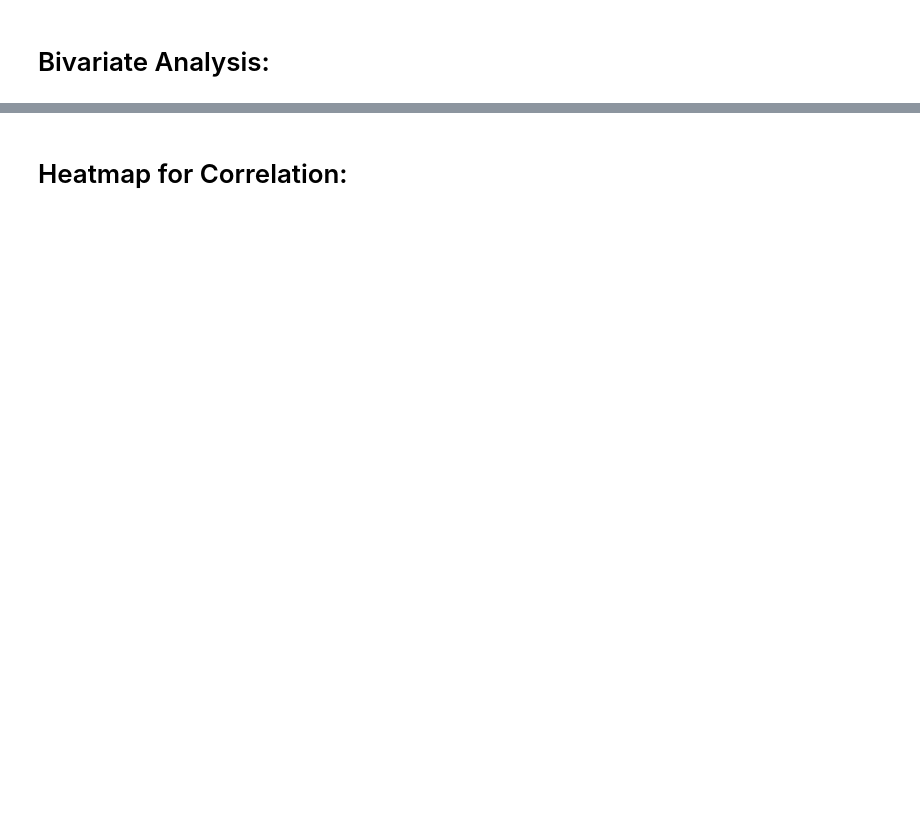
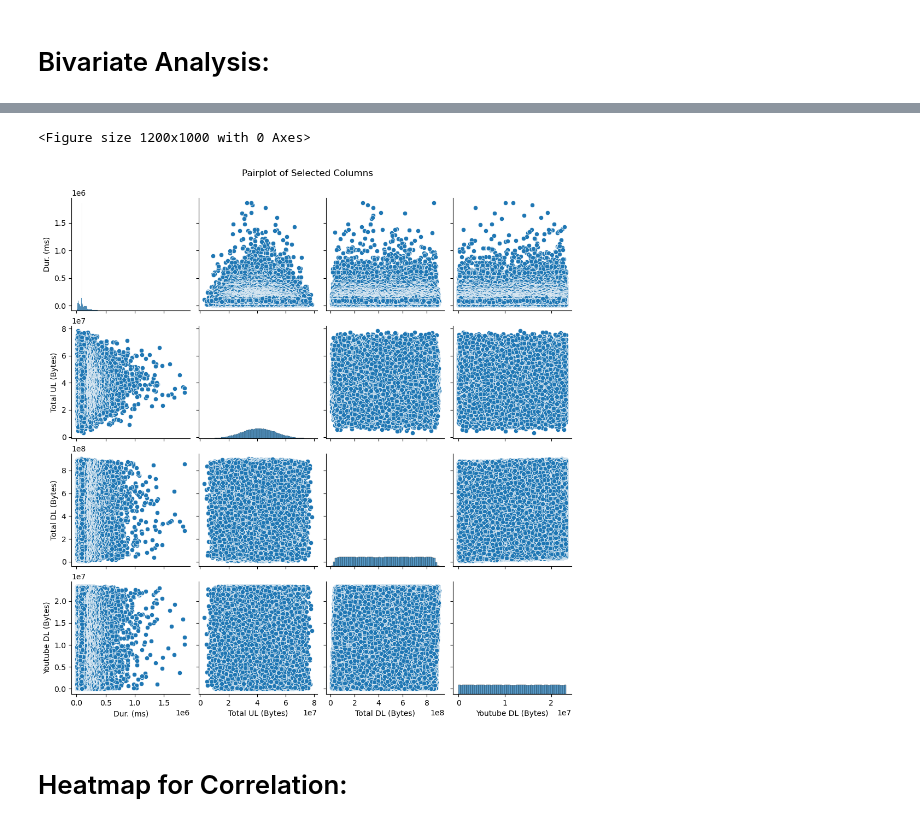
Before and after one commit to wolduberhe/Dashboard_Streamlit, a Jupyter notebook: lib/streamlit/telecome/telecom_pgdb.ipynb, the cells around one changed output, grey strips where cells are left out. Drawn from its saved outputs; the diff is of its cells as text; code cells hidden in the pictures; blank space fills up the shorter version.

```diff
--- a/lib/streamlit/telecome/telecom_pgdb.ipynb
+++ b/lib/streamlit/telecome/telecom_pgdb.ipynb
@@ -1045,2 +1013,13 @@ print(f"Missing values in 'MSISDN/Number': {missing_values_msisdn}")
+# %%
+# Selecting a subset of columns for pairplot
+selected_columns = ['Dur. (ms)', 'Total UL (Bytes)', 'Total DL (Bytes)', 'Youtube DL (Bytes)']
+
+plt.figure(figsize=(12, 10))
+sns.pairplot(df[selected_columns])
+plt.suptitle('Pairplot of Selected Columns', y=1.02)
+plt.show()
+# %% [output]
+<Figure size 1200x1000 with 0 Axes>
+[figure, added]
 # %% [markdown]
 # Heatmap for Correlation:
```
Also changed, not shown: parts of 29 cells of this notebook.
